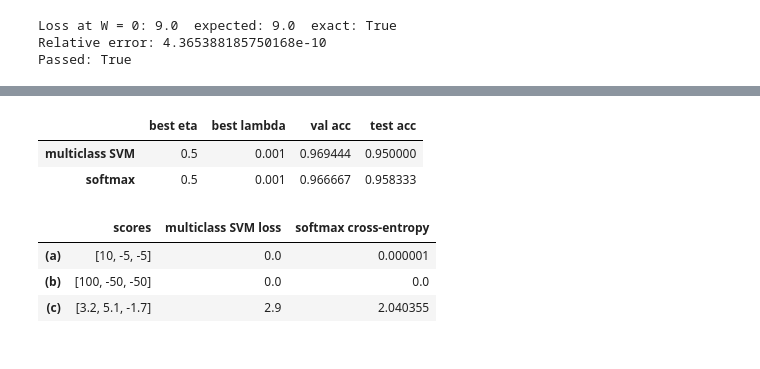
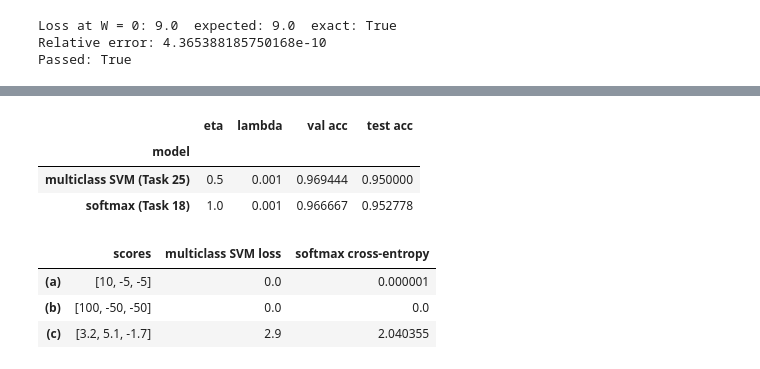
Before and after one commit to Ziad-Gebril/Linear-Models-and-Support-Vector-Machines, a Jupyter notebook: ML_assignment_2.ipynb, the cells around one changed output, grey strips where cells are left out. Cells and saved outputs as stored; diff of their text form; code cells hidden in the pictures.

```diff
--- a/ML_assignment_2.ipynb
+++ b/ML_assignment_2.ipynb
@@ -1195,9 +1195,6 @@ $$L(W) = \frac{1}{N}\sum_i \sum_{j\ne y_i} \max(0,\, S_{ij} - S_{iy_i} + \Delta)
 
 $$\frac{\partial L}{\partial W} = \frac1N \tilde X^\top B + \lambda\,[0;\,W_{1:}]$$
 # %%
-XDG_tr_b = add_bias(XDG_tr)
-XDG_va_b = add_bias(XDG_va)
-XDG_te_b = add_bias(XDG_te)
 K_DG = 10
 
 
@@ -1214,21 +1211,6 @@ def mc_svm_loss_grad(W, X, y, lam, delta=1.0):
   reg = np.vstack([np.zeros((1, W.shape[1])), W[1:]])
   grad = X.T @ B / N + lam * reg
   return loss, grad
-
-
-def softmax_loss_grad(W, X, y, lam):
-  N = len(y)
-  idx = np.arange(N)
-  S = X @ W
-  S = S - S.max(axis=1, keepdims=True)  # numerical stability
-  P = np.exp(S)
-  P = P / P.sum(axis=1, keepdims=True)
-  loss = -np.mean(np.log(P[idx, y])) + lam / 2 * np.sum(W[1:] ** 2)
-
-  P[idx, y] -= 1
-  reg = np.vstack([np.zeros((1, W.shape[1])), W[1:]])
-  grad = X.T @ P / N + lam * reg
-  return loss, grad
 # %%
 W0 = np.zeros((XDG_tr_b.shape[1], K_DG))
 L0, _ = mc_svm_loss_grad(W0, XDG_tr_b, yDG_tr, lam=0.01)
@@ -1253,5 +1233,6 @@ For reference, the Task 18 results on the `soft_max` branch are: selected η = 1
 # %%
 def train_minibatch(loss_grad, X, y, lam, eta, epochs=100, batch=64, seed=42):
+  # same loop as train_softmax in Task 18, for any (loss, grad) function
   rng = np.random.default_rng(seed)
   W = np.zeros((X.shape[1], K_DG))
   N = len(y)
@@ -1268,39 +1249,34 @@ def predict_scores(W, X):
   return np.argmax(X @ W, axis=1)
 
 
-results = {}
-for name, lg in [("multiclass SVM", mc_svm_loss_grad), ("softmax", softmax_loss_grad)]:
-  # step 1: choose eta by validation loss (lambda = 0)
-  eta_loss = {}
-  for eta in [0.01, 0.1, 0.5]:
-    W = train_minibatch(lg, XDG_tr_b, yDG_tr, 0.0, eta)
-    eta_loss[eta] = lg(W, XDG_va_b, yDG_va, 0.0)[0]
-  best_eta = min(eta_loss, key=eta_loss.get)
+# step 1: choose eta by validation loss (lambda = 0)
+svm_eta_loss = {}
+for eta in [0.01, 0.1, 0.5]:
+  W = train_minibatch(mc_svm_loss_grad, XDG_tr_b, yDG_tr, 0.0, eta)
+  svm_eta_loss[eta] = round(float(mc_svm_loss_grad(W, XDG_va_b, yDG_va, 0.0)[0]), 4)
+svm_eta = min(svm_eta_loss, key=svm_eta_loss.get)
 
-  # step 2: choose lambda by validation accuracy
-  lam_acc, lam_W = {}, {}
-  for lam_i in [0, 1e-4, 1e-3, 1e-2]:
-    W = train_minibatch(lg, XDG_tr_b, yDG_tr, lam_i, best_eta)
-    lam_W[lam_i] = W
-    lam_acc[lam_i] = accuracy(yDG_va, predict_scores(W, XDG_va_b))
-  best_lam = max(lam_acc, key=lam_acc.get)
-  W_best = lam_W[best_lam]
+# step 2: choose lambda by validation accuracy (ties go to the larger lambda, as in Task 18)
+svm_lam_acc, svm_lam_W = {}, {}
+for lam_i in [0, 1e-4, 1e-3, 1e-2]:
+  W = train_minibatch(mc_svm_loss_grad, XDG_tr_b, yDG_tr, lam_i, svm_eta)
+  svm_lam_W[lam_i] = W
+  svm_lam_acc[lam_i] = round(float(accuracy(yDG_va, predict_scores(W, XDG_va_b))), 4)
+svm_lam = max(sorted(svm_lam_acc, reverse=True), key=svm_lam_acc.get)
+W_svm = svm_lam_W[svm_lam]
 
-  results[name] = {
-      "val loss per eta": {k: round(v, 4) for k, v in eta_loss.items()},
-      "best eta": best_eta,
-      "val acc per lambda": lam_acc,
-      "best lambda": best_lam,
-      "val acc": lam_acc[best_lam],
-      "test acc": accuracy(yDG_te, predict_scores(W_best, XDG_te_b)),
-  }
+print("multiclass SVM")
+print("  val loss per eta:", svm_eta_loss, " -> eta =", svm_eta)
+print("  val acc per lambda:", svm_lam_acc, " -> lambda =", svm_lam)
 
-for name, r in results.items():
-  print(name)
-  for k, v in r.items():
-    print(f"  {k}: {v}")
-
-pd.DataFrame({n: {"best eta": r["best eta"], "best lambda": r["best lambda"],
-                  "val acc": r["val acc"], "test acc": r["test acc"]} for n, r in results.items()}).T
+comparison = pd.DataFrame([
+    {"model": "multiclass SVM (Task 25)", "eta": svm_eta, "lambda": svm_lam,
+     "val acc": accuracy(yDG_va, predict_scores(W_svm, XDG_va_b)),
+     "test acc": accuracy(yDG_te, predict_scores(W_svm, XDG_te_b))},
+    {"model": "softmax (Task 18)", "eta": best_eta, "lambda": best_lambda,
+     "val acc": accuracy(yDG_va, predict_scores(best_W, XDG_va_b)),
+     "test acc": accuracy(yDG_te, predict_scores(best_W, XDG_te_b))},
+]).set_index("model")
+comparison
 # %% [output]
 multiclass SVM
@@ -1320,6 +1285,7 @@ softmax
-|  | best eta | best lambda | val acc | test acc |
-| multiclass SVM | 0.5 | 0.001 | 0.969444 | 0.950000 |
-| softmax | 0.5 | 0.001 | 0.966667 | 0.958333 |
+|  | eta | lambda | val acc | test acc |
+| model |  |  |  |  |
+| multiclass SVM (Task 25) | 0.5 | 0.001 | 0.969444 | 0.950000 |
+| softmax (Task 18) | 1.0 | 0.001 | 0.966667 | 0.952778 |
 # %%
 def mc_svm_single(s, y, delta=1.0):
   s = np.asarray(s, dtype=float)
```
Also changed, not shown: parts of 4 cells of this notebook.
